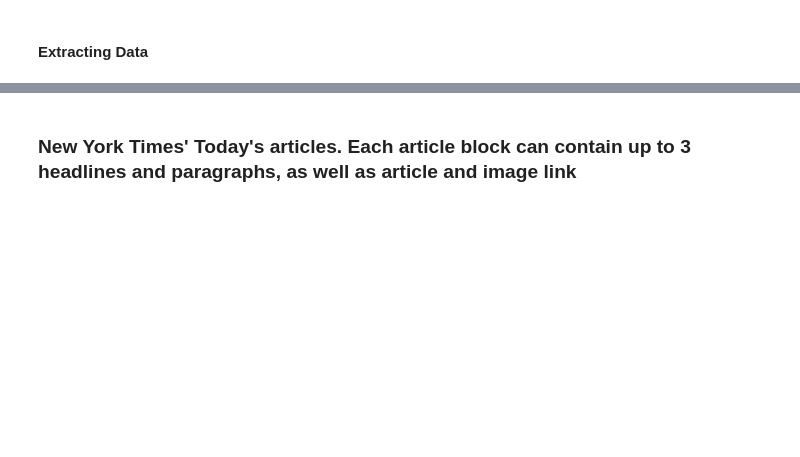
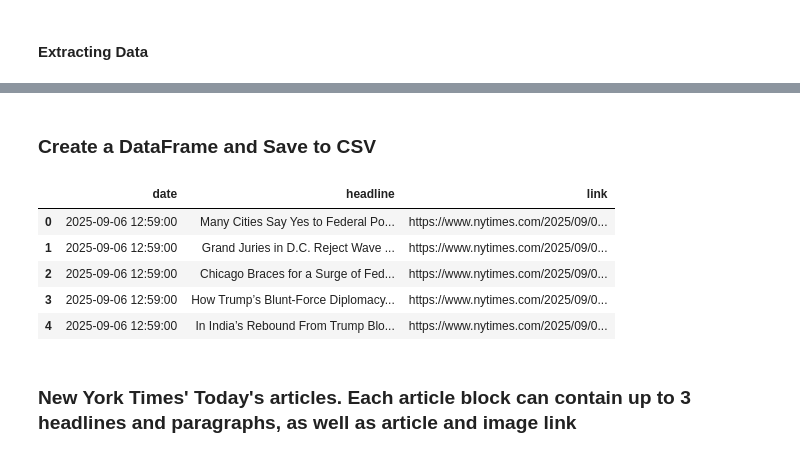
Before and after one commit to brunopulheze/api-and-web-data-scraping-project, a Jupyter notebook: web-scraping.ipynb, the cells around one changed output, grey strips where cells are left out. Drawn from its saved outputs; the diff is of its cells as text; code cells hidden in the pictures; blank space fills up the shorter version.

```diff
--- a/web-scraping.ipynb
+++ b/web-scraping.ipynb
@@ -59,11 +62,15 @@ print(soup.prettify())
 # Find all <div> tags containing the headlines
 todays_headlines = []
 
-headlines = soup.find_all('div', class_='css-cfnhvx')[:-20]
+# Get the news date
+news_date_string = soup.find('span', {'data-time': 'abs'}).get_text(strip=True)
+news_date_naive = parser.parse(news_date_string.replace('ET', '').strip())
+print(f"News Date: {news_date_naive}")
+
+headlines = soup.find_all('div', class_='css-cfnhvx')
 for item in headlines:
     headline = item.get_text()
-    todays_headlines.append(headline) if headline != '' else None
-
-df = pd.DataFrame(todays_headlines, columns=['headline'])
-df.head()
+    a_tag = item.find('a', class_='tpl-lbl css-5mgoji')
+    link = a_tag['href'] if a_tag and 'href' in a_tag.attrs else None
+    todays_headlines.append((news_date_naive, headline, link)) if headline != '' else None
 # %% [output]
@@ -75,0 +78,13 @@ df.head()
+# %% [markdown]
+### Create a DataFrame and Save to CSV
+# %%
+
+df = pd.DataFrame(todays_headlines, columns=['date','headline', 'link'])
+df.head()
+# %% [output]
+|  | date | headline | link |
+| 0 | 2025-09-06 12:59:00 | Many Cities Say Yes to Federal Po... | https://www.nytimes.com/2025/09/0... |
+| 1 | 2025-09-06 12:59:00 | Grand Juries in D.C. Reject Wave ... | https://www.nytimes.com/2025/09/0... |
+| 2 | 2025-09-06 12:59:00 | Chicago Braces for a Surge of Fed... | https://www.nytimes.com/2025/09/0... |
+| 3 | 2025-09-06 12:59:00 | How Trump’s Blunt-Force Diplomacy... | https://www.nytimes.com/2025/09/0... |
+| 4 | 2025-09-06 12:59:00 | In India’s Rebound From Trump Blo... | https://www.nytimes.com/2025/09/0... |
```
Also changed, not shown: parts of 9 cells of this notebook, 3 other files.
